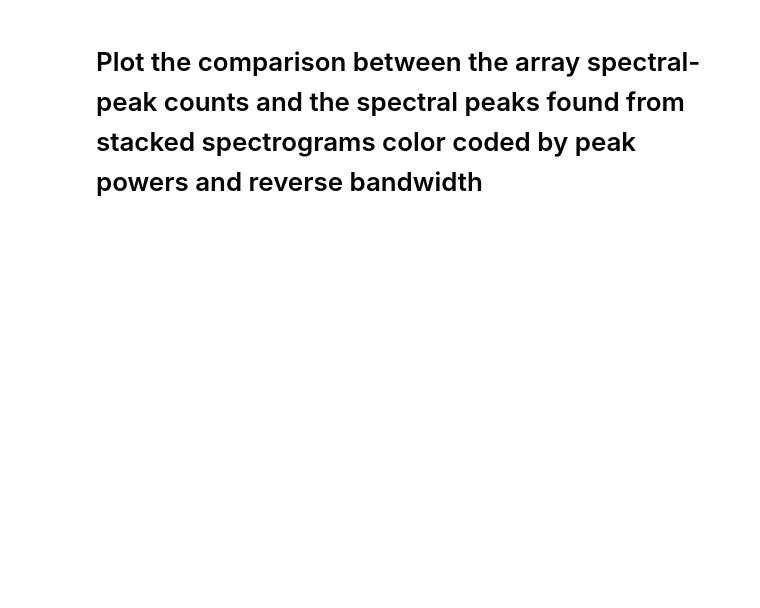
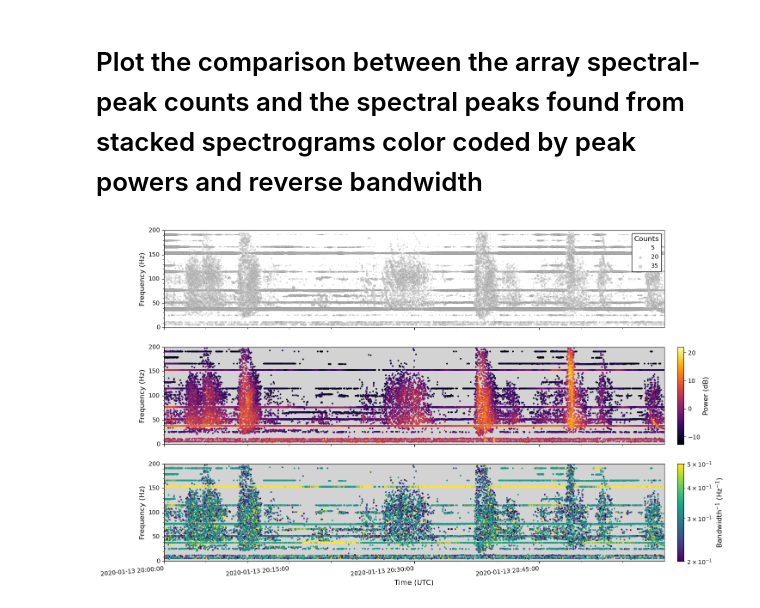
Before and after one commit to SerpRateAI/oman_microearthquakes, a Jupyter notebook: plot_geo_array_peak_counts_vs_stacked_peaks.ipynb, the cells around one changed output. Saved outputs shown, nothing was run; the diff lists cells and outputs as text; code cells hidden in the pictures; blank space fills up the shorter version.

Commit message:
Fixed the bugs with plotting the comparison between the two different ways of detecting spectral peaks across the array. Also added the option of stacking the spectrograms in log sacle.

```diff
--- a/plot_geo_array_peak_counts_vs_stacked_peaks.ipynb
+++ b/plot_geo_array_peak_counts_vs_stacked_peaks.ipynb
@@ -22,8 +22,13 @@ downsample_factor = 60
 starttime = "2020-01-13T20:00:00"
 endtime = "2020-01-13T20:59:59"
 
-prom_threshold = 10.0
-rbw_threshold = 0.2
+stack_scale = "linear"
+
+prom_threshold_count = 10.0
+prom_threshold_stack = 5.0
+
+rbw_threshold_count = 0.2
+rbw_threshold_stack = 0.2
 
 count_threshold = 4
 
@@ -44,21 +49,22 @@ minor_freq_spacing = 10
 dbmin = -30
 dbmax = 10
 
-rbwmin = rbw_threshold
+rbwmin = rbw_threshold_stack
 rbwmax = 0.5
 # %%
 # Read the spectral-peak counts
 suffix_spec = get_spectrogram_file_suffix(window_length, overlap, downsample, downsample_factor = downsample_factor)
-suffix_peak = get_spec_peak_file_suffix(prom_threshold, rbw_threshold, min_freq = min_freq, max_freq = max_freq)
+suffix_peak = get_spec_peak_file_suffix(prom_threshold_count, rbw_threshold_count, min_freq = min_freq, max_freq = max_freq)
 
-filename = f"geo_spectral_peak_counts_{suffix_spec}_{suffix_peak}.{file_format_in}"
+filename = f"geo_spectral_peak_counts_{suffix_spec}_{suffix_peak}_count{count_threshold:d}.{file_format_in}"
 inpath = join(indir, filename)
 count_df = read_spectral_peak_counts(inpath)
 
 count_df = count_df.loc[(count_df["time"] > starttime) & (count_df["time"] < endtime)]
 # %%
 # Read the spectral peaks found from the stacked spectrograms
-filename = f"geo_stack_spectral_peaks_{suffix_spec}_{suffix_peak}.{file_format_in}"
+suffix_peak = get_spec_peak_file_suffix(prom_threshold_stack, rbw_threshold_stack, min_freq = min_freq, max_freq = max_freq)
+filename = f"geo_stack_spectral_peaks_{suffix_spec}_{stack_scale}_{suffix_peak}.{file_format_in}"
 inpath = join(indir, filename)
 peak_df = read_spectral_peaks(inpath)
 
@@ -66,10 +72,14 @@ peak_df = peak_df.loc[(peak_df["time"] > starttime) & (peak_df["time"] < endtime
 # %%
 # Plot the spectral-peak counts vs. the stacked peaks
 fig, axes, power_cbar, rbw_cbar = plot_array_peak_counts_vs_stacked_peaks(count_df, peak_df,
                                                                         size_scale = size_scale, marker_size = marker_size,
+                                                                        starttime = starttime, endtime = endtime,
+                                                                        min_freq = min_freq, max_freq = max_freq,
                                                                         date_format = date_format,
                                                                         major_time_spacing = major_time_spacing, minor_time_spacing = minor_time_spacing,
                                                                         time_tick_rotation = time_tick_rotation,
                                                                         major_freq_spacing = major_freq_spacing, minor_freq_spacing = minor_freq_spacing,
                                                                         dbmin = dbmin, dbmax = dbmax,
                                                                         rbwmin = rbwmin, rbwmax = rbwmax)
+# %% [output]
+[figure, added]
```
Also changed, not shown: 2 other files.
